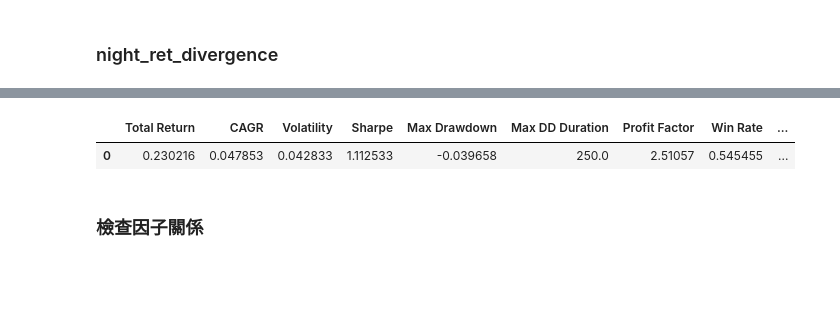
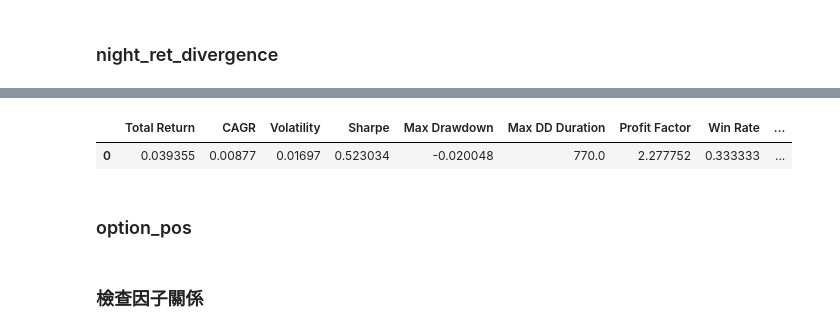
Before and after one commit to Xin95172/Quant_idea, a Jupyter notebook: projects/TX/rubber_band.ipynb, the cells around one changed output, grey strips where cells are left out. Cells and saved outputs as stored; diff of their text form; code cells hidden in the pictures; blank space fills up the shorter version.

```diff
--- a/projects/TX/rubber_band.ipynb
+++ b/projects/TX/rubber_band.ipynb
@@ -34,7 +34,7 @@ from cloud_data import read_tx_futures
 START = '2020-01-01'
 END = datetime.now().strftime('%Y-%m-%d')
 TRAIN_RATIO = 0.70
-VALIDATION_RATIO = 0.05
+VALIDATION_RATIO = 0.00  # Set to 0 for a simple train/test backtest.
 ONE_WAY_COST = 0.00002
 
 tx_futures = read_tx_futures(START, END)
@@ -158,35 +156,44 @@ training_analyzer.show_factor_signal_timeline(
 # %% [markdown]
 ### night_ret_divergence
 # %%
-hist_vol_40d = training_analyzer.indicator_hist_vol(window=40, return_series=True)
+HL_vol_40d = training_analyzer.indicator_HL_vol(window=40, return_series=True)
 night_ret_factors = {
     f'{window} night_ret': training_analyzer.indicator_night_ret_divergence(window=window, return_series=True)
     for window in range(2, 30, 1)
 }
 
 training_analyzer.compare_factor_percentiles(
     factors=night_ret_factors,
-    # condition_factor=hist_vol_40d,
     return_column='daily_ret',
     factor_bin_percentile=5,
-    # condition_factor=hist_vol_40d,
+    condition_factor=HL_vol_40d,
     condition_bins=5,
     title='日盤：night_ret_divergence'
 )
 
 night_ret_factor = training_analyzer.indicator_night_ret_divergence(window=3, return_series=True)
 training_analyzer.show_factor_signal_timeline(
     factor=night_ret_factor,
     factor_name='night_ret_divergence',
-    factor_percentile=(95, 100),
+    factor_percentile=(0, 25),
+    conditions=[
+        {
+            'factor': HL_vol_40d,
+            'percentile_range': (0, 20),
+            'name': 'HL_vol_40'
+        }
+    ],
     return_column='daily_ret',
-    position=-1,
+    position=1,
+    one_way_cost=ONE_WAY_COST,
 )
 # %% [output]
 [interactive output not drawn]
 [interactive output not drawn]
 |  | Total Return | CAGR | Volatility | Sharpe | Max Drawdown | Max DD Duration | Profit Factor | Win Rate | ... |
-| 0 | 0.230216 | 0.047853 | 0.042833 | 1.112533 | -0.039658 | 250.0 | 2.51057 | 0.545455 | ... |
+| 0 | 0.039355 | 0.00877 | 0.01697 | 0.523034 | -0.020048 | 770.0 | 2.277752 | 0.333333 | ... |
+# %% [markdown]
+### option_pos
 # %% [markdown]
 ### 檢查因子關係
 # %%
```
Also changed, not shown: parts of 7 cells of this notebook, 3 other files.
